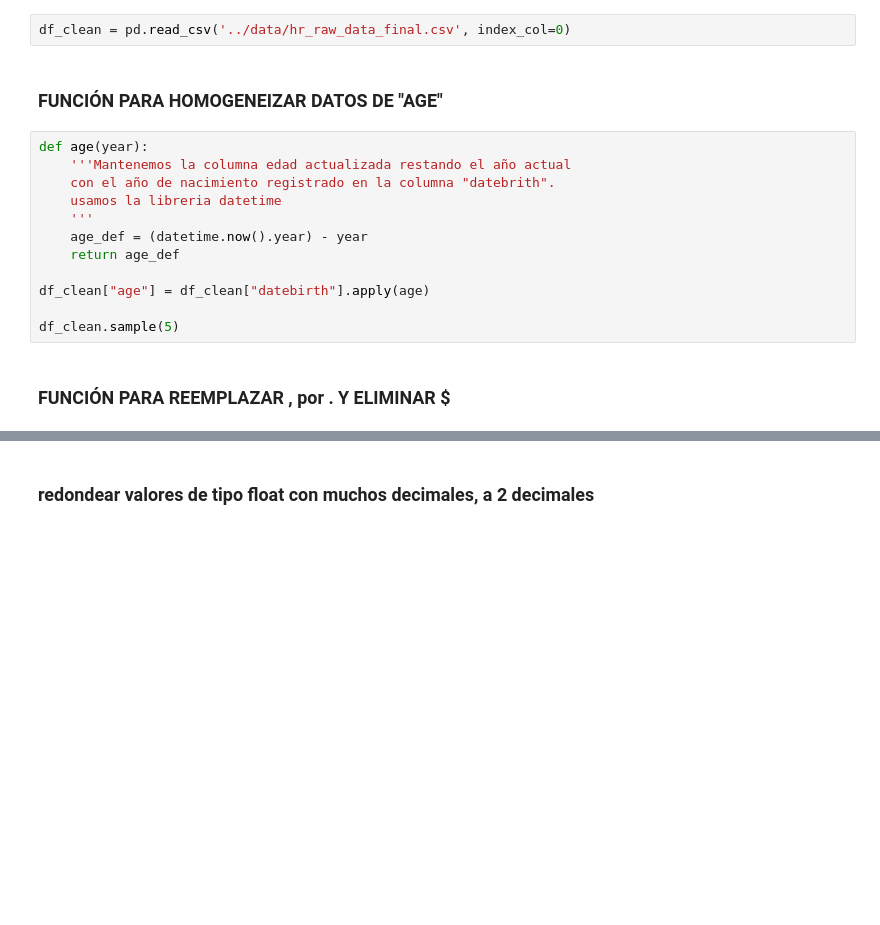
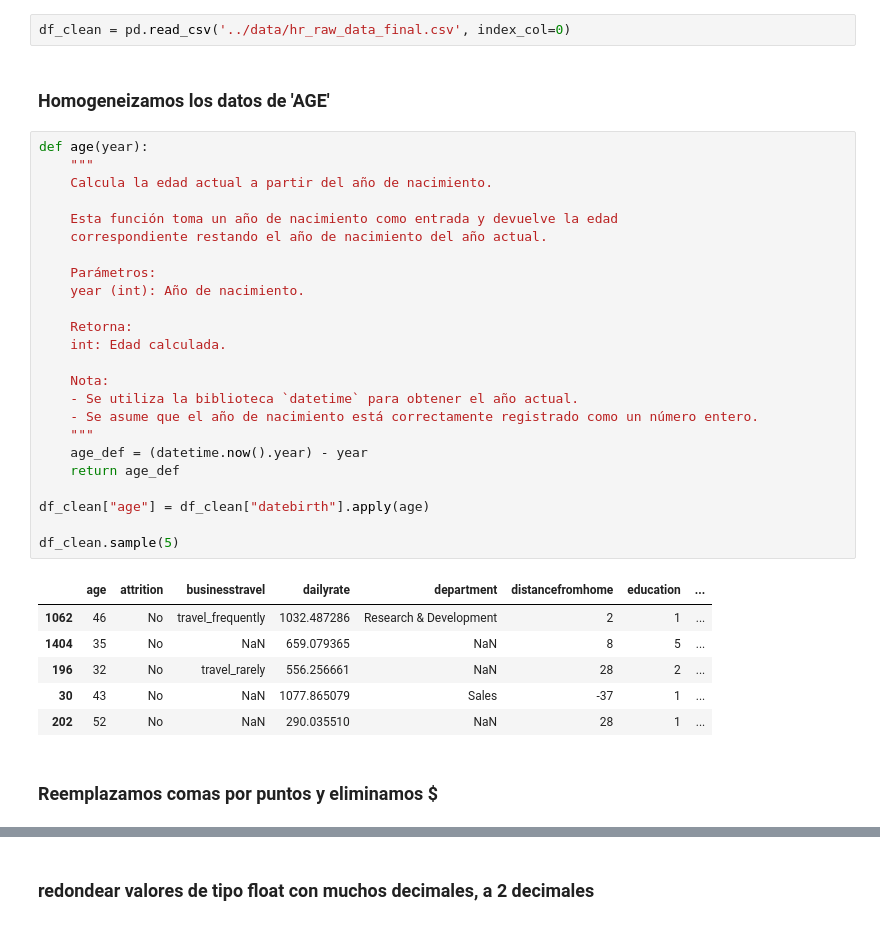
Before and after one commit to FiSaRaff/project-da-promo-k-modulo-3-team-2, a Jupyter notebook: notebooks/2.limpieza_datos.ipynb, the cells around one changed output, grey strips where cells are left out. Cells and saved outputs as stored; diff of their text form; blank space fills up the shorter version.

```diff
--- a/notebooks/2.limpieza_datos.ipynb
+++ b/notebooks/2.limpieza_datos.ipynb
@@ -7,21 +9,40 @@ from datetime import datetime
 pd.set_option('display.max_columns', None) # para poder visualizar todas las columnas de los DataFrames
 # %%
 df_clean = pd.read_csv('../data/hr_raw_data_final.csv', index_col=0)
-# %% [markdown]
-### FUNCIÓN PARA HOMOGENEIZAR DATOS DE "AGE"
-# %%
-def age(year):
-    '''Mantenemos la columna edad actualizada restando el año actual
-    con el año de nacimiento registrado en la columna "datebrith".
-    usamos la libreria datetime
-    '''
-    age_def = (datetime.now().year) - year
-    return age_def
-
-df_clean["age"] = df_clean["datebirth"].apply(age)
-
-df_clean.sample(5)
-# %% [markdown]
-### FUNCIÓN PARA REEMPLAZAR , por . Y ELIMINAR $
+# %% [markdown]
+### Homogeneizamos los datos de 'AGE'
+# %%
+def age(year):
+    """
+    Calcula la edad actual a partir del año de nacimiento.
+
+    Esta función toma un año de nacimiento como entrada y devuelve la edad
+    correspondiente restando el año de nacimiento del año actual.
+
+    Parámetros:
+    year (int): Año de nacimiento.
+
+    Retorna:
+    int: Edad calculada.
+
+    Nota:
+    - Se utiliza la biblioteca `datetime` para obtener el año actual.
+    - Se asume que el año de nacimiento está correctamente registrado como un número entero.
+    """
+    age_def = (datetime.now().year) - year
+    return age_def
+
+df_clean["age"] = df_clean["datebirth"].apply(age)
+
+df_clean.sample(5)
+# %% [output]
+|  | age | attrition | businesstravel | dailyrate | department | distancefromhome | education | ... |
+| 1062 | 46 | No | travel_frequently | 1032.487286 | Research & Development | 2 | 1 | ... |
+| 1404 | 35 | No | NaN | 659.079365 | NaN | 8 | 5 | ... |
+| 196 | 32 | No | travel_rarely | 556.256661 | NaN | 28 | 2 | ... |
+| 30 | 43 | No | NaN | 1077.865079 | Sales | -37 | 1 | ... |
+| 202 | 52 | No | NaN | 290.035510 | NaN | 28 | 1 | ... |
+# %% [markdown]
+### Reemplazamos comas por puntos y eliminamos $
 # %%
 def replace_dot(cadena):
```
Also changed, not shown: parts of 95 cells of this notebook, 11 other files.
